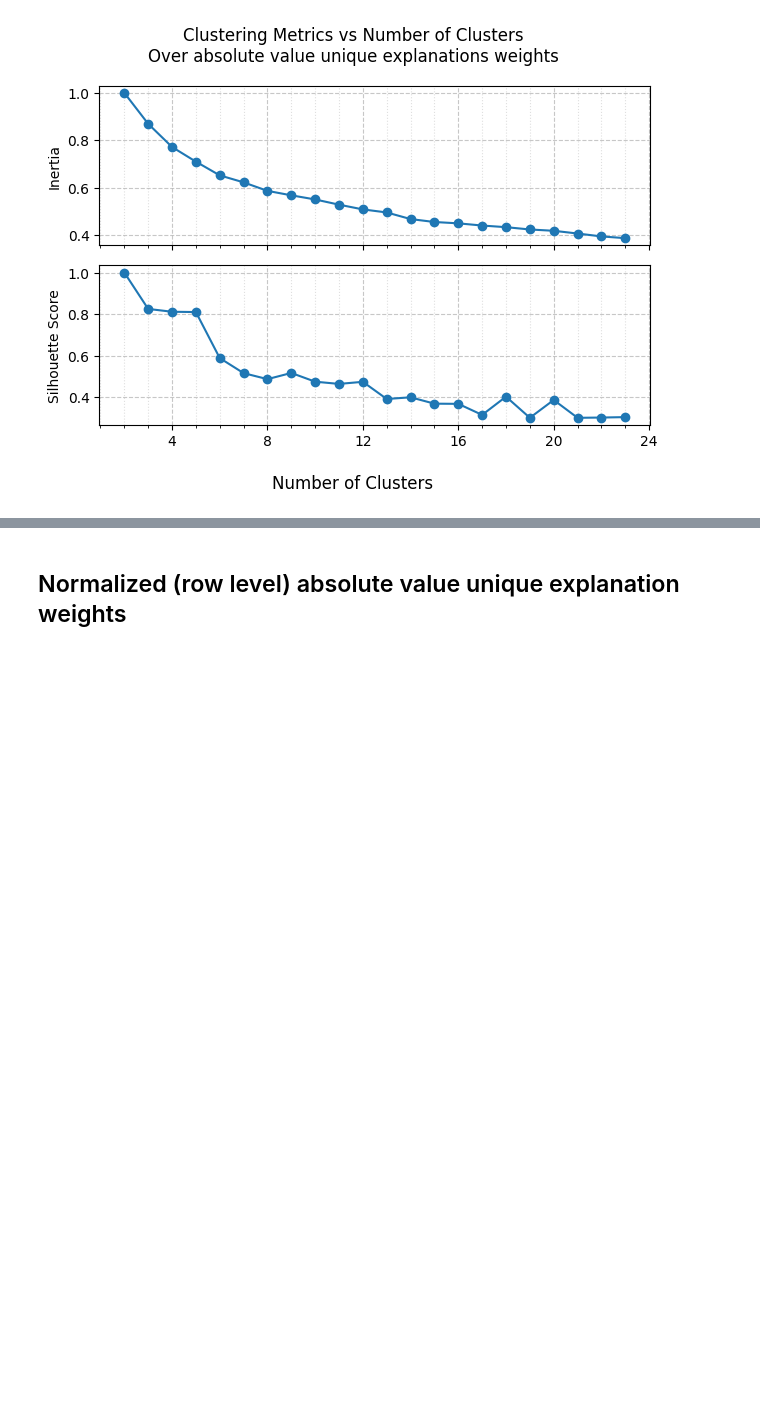
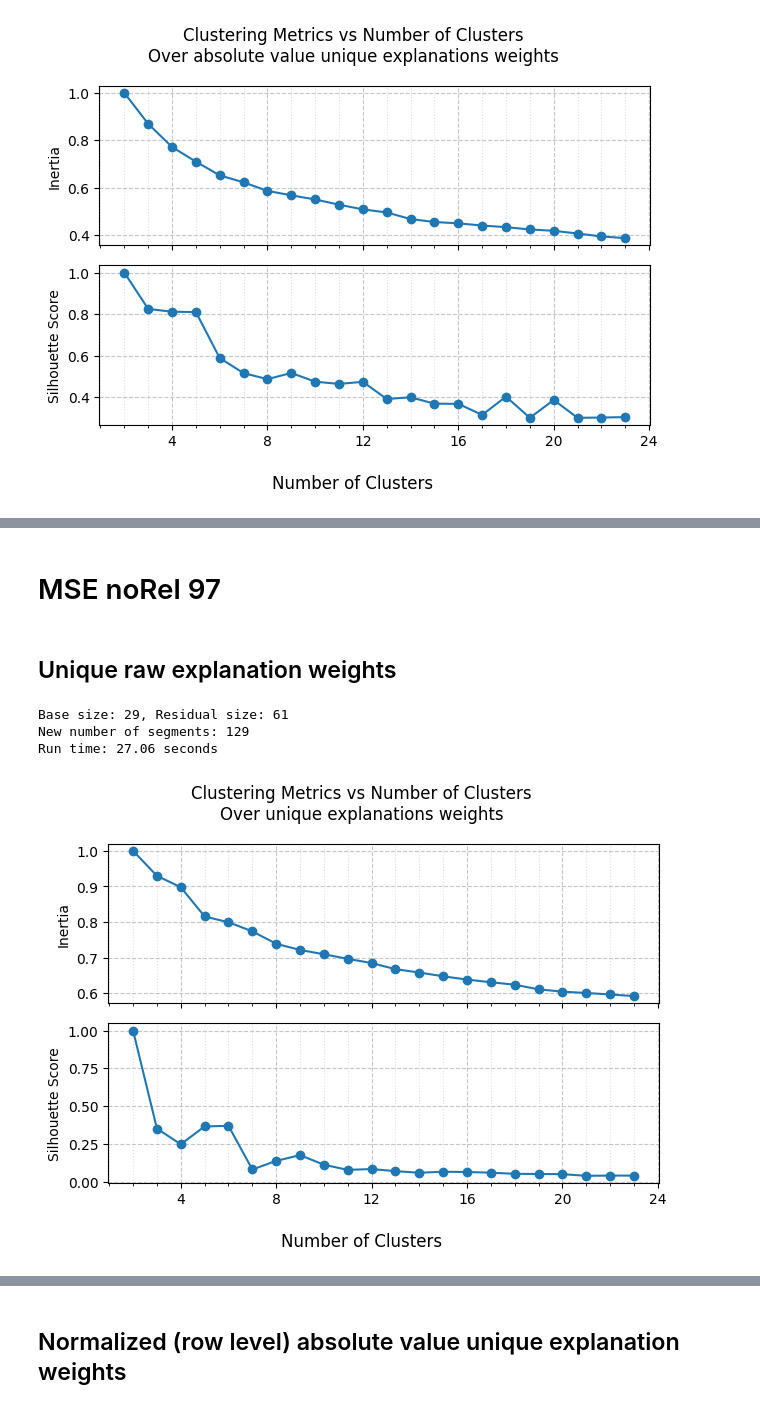
Before and after one commit to ed-ortizm/xai-astronomy, a Jupyter notebook: paper/results/03_02_determine_optimal_n_clusters_explanation_weights_MSE.ipynb, the cells around one changed output, grey strips where cells are left out. Saved outputs shown, nothing was run; the diff lists cells and outputs as text; code cells hidden in the pictures; blank space fills up the shorter version.

Commit message:
feature: determine optimal n clustering for remaining mse norel metrics

```diff
--- a/paper/results/03_02_determine_optimal_n_clusters_explanation_weights_MSE.ipynb
+++ b/paper/results/03_02_determine_optimal_n_clusters_explanation_weights_MSE.ipynb
@@ -254,0 +300,63 @@ Run time: 36.61 seconds
+# %% [markdown]
+# MSE noRel 97
+# %%
+score_name = "mse_noRel97"
+explanation_run_id = "20250427151754_uniform_5000_scale"
+
+weights = np.load(
+    f"{explanations_dir}/{bin_id}/{score_name}/weights_{explanation_run_id}.npy",
+)
+# %% [markdown]
+## Unique raw explanation weights
+# %%
+X = get_weights_per_segments(weights=weights, n_segments=128)
+
+n_clusters = 24
+
+inertias, silhouette_scores = compute_inertias_silhouette(
+    X=X, n_clusters=n_clusters
+)
+
+inertias /= np.max(inertias)
+silhouette_scores /= np.max(silhouette_scores)
+
+fig, axs = plt.subplots(2, 1, figsize=None, sharex=True)
+axs[0].plot(range(2, n_clusters), inertias, '-o')
+axs[1].plot(range(2, n_clusters), silhouette_scores, '-o')
+
+# Add major and minor ticks
+for ax in axs:
+    # major ticks every 2
+    ax.xaxis.set_major_locator(ticker.MultipleLocator(4))
+    # minor ticks every 1
+    ax.xaxis.set_minor_locator(ticker.MultipleLocator(1))
+    ax.grid(True, which='major', linestyle='--', alpha=0.7)
+    ax.grid(True, which='minor', linestyle=':', alpha=0.4)
+# Add labels
+axs[0].set_ylabel("Inertia")
+axs[1].set_ylabel("Silhouette Score")
+
+# Shared x-label and title
+fig.supxlabel("Number of Clusters")
+fig.suptitle(
+    "Clustering Metrics vs Number of Clusters\n"
+    "Over unique explanations weights",
+    # fontsize=14
+)
+
+plt.tight_layout()
+plt.show()
+
+fig.savefig(
+    f"{explanations_dir}/{bin_id}/{score_name}/"
+    f"clustering_metrics_raw_unique_weights_{explanation_run_id}.pdf"
+)
+fig.savefig(
+    f"{explanations_dir}/{bin_id}/{score_name}/"
+    f"clustering_metrics_raw_unique_weights_{explanation_run_id}.jpeg"
+)
+# %% [output]
+Base size: 29, Residual size: 61
+New number of segments: 129
+Run time: 27.06 seconds
+[figure, added]
```
Also changed, not shown: parts of 14 cells of this notebook.
